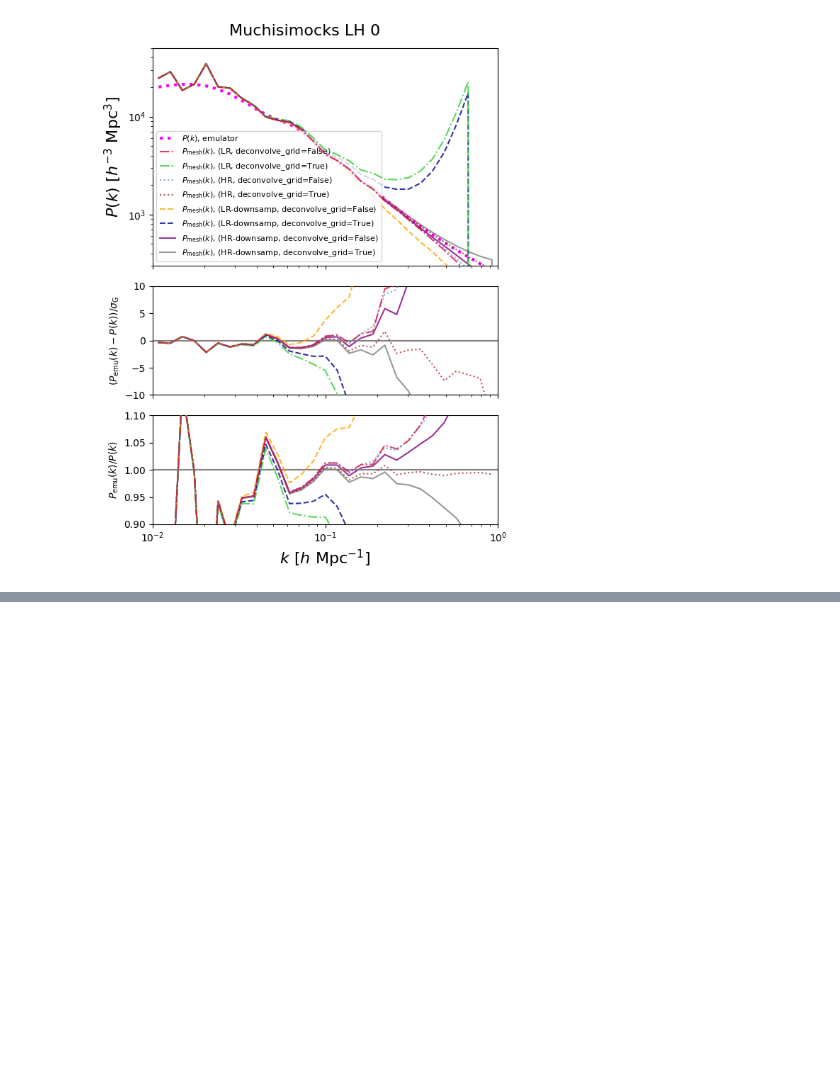
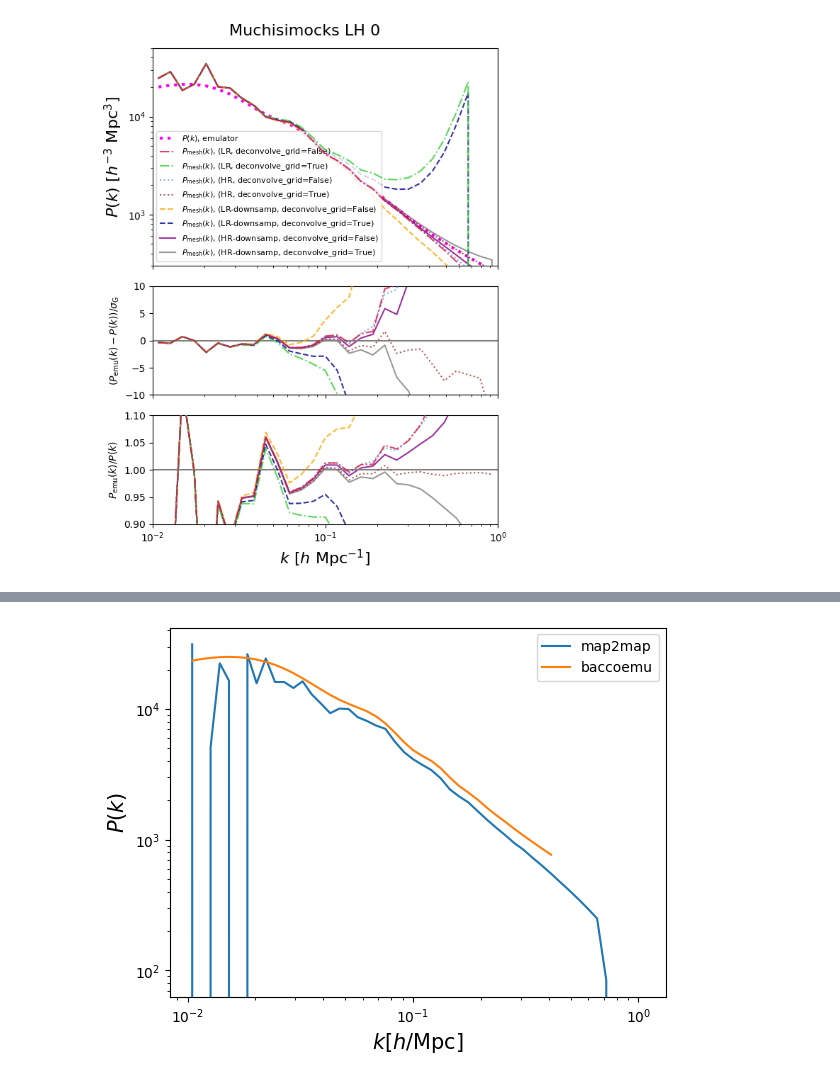
Before and after one commit to kstoreyf/muchisimocks, a Jupyter notebook: notebooks/2024-06-10_check_muchisimocks.ipynb, the cells around one changed output, grey strips where cells are left out. Saved outputs shown, nothing was run; the diff lists cells and outputs as text; code cells hidden in the pictures; blank space fills up the shorter version.

```diff
--- a/notebooks/2024-06-10_check_muchisimocks.ipynb
+++ b/notebooks/2024-06-10_check_muchisimocks.ipynb
@@ -1229,0 +1232,79 @@ mpl.pyplot.show()
+# %%
+
+fields_0 = np.load('/cosmos_storage/cosmosims/map2map_cosmolib/LH0//Eulerian_fields_0.npy')
+#cosmo = np.loadtxt('/cosmos_storage/cosmosims/map2map_cosmolib/LH0//cosmo_0.txt')
+cospars = np.loadtxt('/cosmos_storage/cosmosims/map2map_cosmolib/LH0//cosmo_0.txt')
+print(cospars)
+
+# order of cosmo_0.txt
+# param_names = ['omega_cold', 'sigma_8', 'h', 'omega_baryon', 'n_s', 'seed']
+# order of pars arr
+# pars_arr = np.array([Omega0, OmegaBaryon, HubbleParam, ns, sigma8])
+
+Omega0 = cospars[0]
+sigma8 = cospars[1] #0.834
+HubbleParam = cospars[2] #0.6711
+OmegaBaryon = cospars[3] #0.049
+ns = cospars[4] #0.9624
+
+pars_arr = np.array([Omega0, OmegaBaryon, HubbleParam, ns, sigma8])
+
+boxsize=1000
+expfactor = 1
+
+OmegaLambda = 1 - Omega0
+
+pars = {'omega_cdm':Omega0-OmegaBaryon,
+        'omega_de':OmegaLambda,
+        'omega_baryon':OmegaBaryon, 'hubble':HubbleParam,
+        'neutrino_mass':0.0, 'sigma8':sigma8, 'ns':ns, 'expfactor':expfactor}
+cosmo = bacco.Cosmology(**pars) #bacco.Cosmology(**bacco.cosmo_parameters.Planck13)
+
+args_power = {'box':boxsize,
+                  'cosmology':cosmo,
+                  'interlacing':False,
+                  'kmin':0.01,
+                  'kmax':1,
+                  'nbins':50,
+                  'correct_grid':True,
+                  'log_binning':True,
+                  'deposit_method':'cic',
+                  'compute_correlation':False,
+                  'zspace':False,
+                  'compute_power2d':False}
+
+ngrid=128
+power11 = bacco.statistics.compute_crossspectrum_twogrids(grid1=fields_0[0]/512**3,
+                                                    grid2=fields_0[0]/512**3,
+                                                        ngrid=ngrid,
+                                                    normalise_grid1=False,
+                                                    normalise_grid2=False,
+                                                    deconvolve_grid1=False,
+                                                    deconvolve_grid2=False,
+                                                    **args_power)
+
+import baccoemu as baccoemu
+lbias = baccoemu.Lbias_expansion(verbose=False)
+
+params = {
+    'omega_cold'    :  Omega0,
+    'sigma8_cold'   :  sigma8, # if A_s is not specified
+    'omega_baryon'  :  OmegaBaryon,
+    'ns'            :  ns,
+    'hubble'        :  HubbleParam,
+    'neutrino_mass' :  0.0,
+    'w0'            : -1.0,
+    'wa'            :  0.0,
+    'expfactor'     :  1
+}
+
+
+k, pk_nl_cold = lbias.get_nonlinear_pnn(k=power11['k'][:-10], cold=True, **params)
+
+plt.loglog(power11['k'],power11['pk'], label='map2map')
+plt.loglog(k,pk_nl_cold[0], label='baccoemu')
+plt.legend()
+plt.xlabel(r'$k[h$/Mpc]', size=15)
+plt.ylabel(r'$P(k)$', size=15)
+plt.show()
+# %% [output]
@@ -1229,0 +1362 @@ mpl.pyplot.show()
+[figure, added]
```
Also changed, not shown: parts of 3 cells of this notebook.
